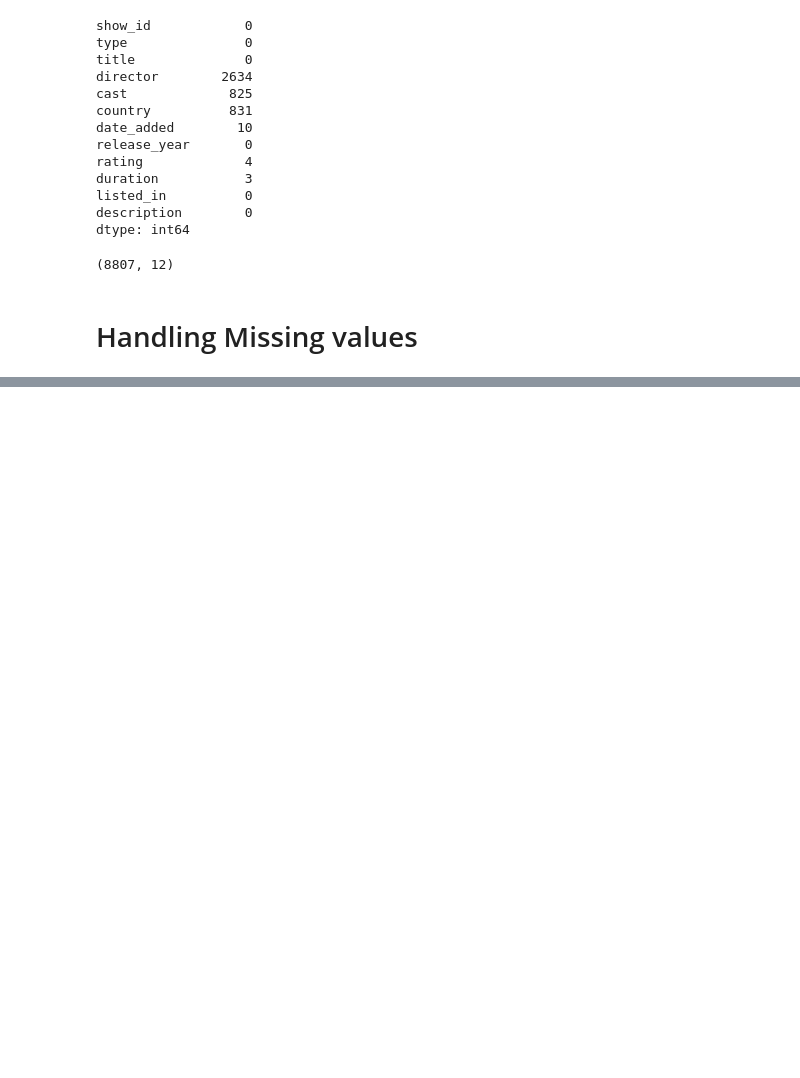
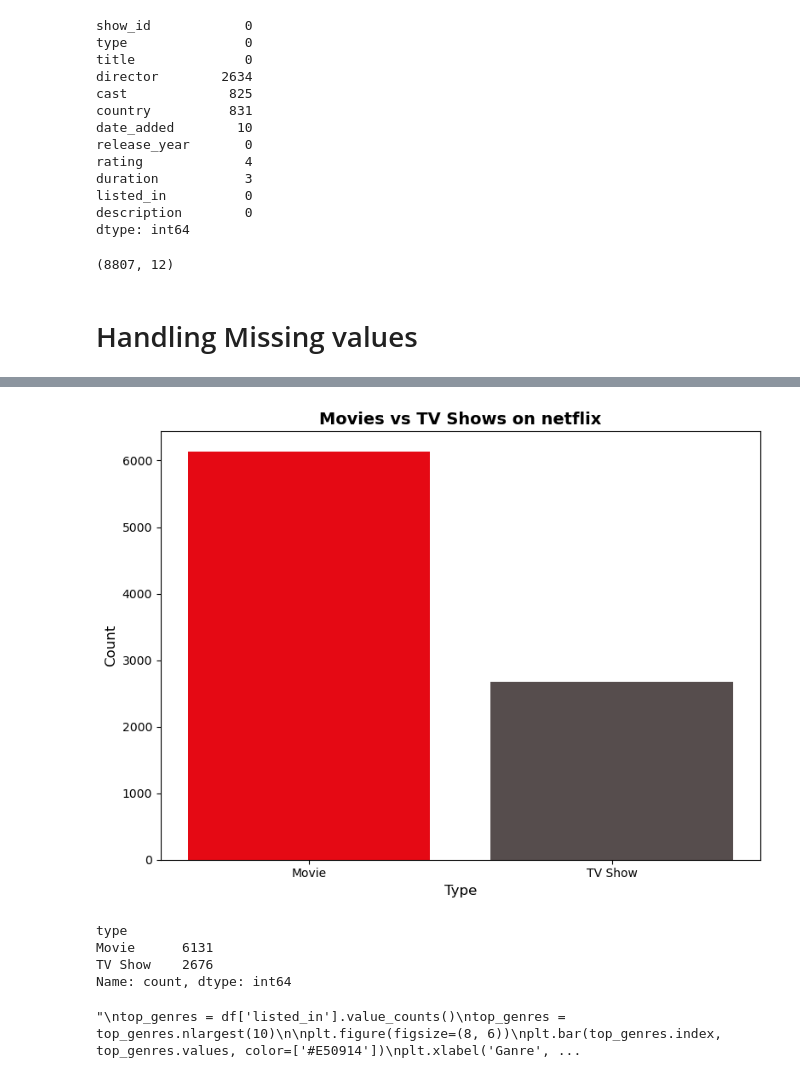
Before and after one commit to mohanadmoumen/Netflix-Data-Explorer, a Jupyter notebook: main.ipynb, the cells around one changed output, grey strips where cells are left out. Cells and saved outputs as stored; diff of their text form; code cells hidden in the pictures; blank space fills up the shorter version.

```diff
--- a/main.ipynb
+++ b/main.ipynb
@@ -43,3 +42,38 @@ df.fillna(value= "Missing")
 | 8805 | s8806 | Movie | Zoom | Peter Hewitt | Tim Allen, Courteney Cox, Chevy C... | United States | January 11, 2020 | 2006 | PG | 88 min | ... |
 | 8806 | s8807 | Movie | Zubaan | Mozez Singh | Vicky Kaushal, Sarah-Jane Dias, R... | India | March 2, 2019 | 2015 | TV-14 | 111 min | ... |
 8807 rows × 12 columns
+# %%
+type_counts = df['type'].value_counts()
+
+plt.figure(figsize=(8, 6))
+plt.bar(type_counts.index, type_counts.values, color=['#E50914', '#564d4d'])
+plt.xlabel('Type', fontsize=12)
+plt.ylabel('Count', fontsize=12)
+plt.title('Movies vs TV Shows on netflix', fontsize=14, fontweight='bold')
+plt.tight_layout()
+plt.show()
+
+print(type_counts)
+# %% [output]
+[figure, added]
+type
+Movie      6131
+TV Show    2676
+Name: count, dtype: int64
+# %%
+'''
+top_genres = df['listed_in'].value_counts()
+top_genres = top_genres.nlargest(10)
+
+plt.figure(figsize=(8, 6))
+plt.bar(top_genres.index, top_genres.values, color=['#E50914'])
+plt.xlabel('Ganre', fontsize=24)
+plt.ylabel('Count', fontsize=24)
+plt.title('Top 10 genres', fontsize=25, fontweight='bold')
+plt.tight_layout()
+plt.show()
+
+print(top_genres)
+'''
+# %% [output]
+"\ntop_genres = df['listed_in'].value_counts()\ntop_genres = top_genres.nlargest(10)\n\nplt.figure(figsize=(8, 6))\nplt.bar(top_genres.index, top_genres.values, color=['#E50914'])\nplt.xlabel('Ganre', ...
```
Also changed, not shown: parts of 6 cells of this notebook, 4 other files.
